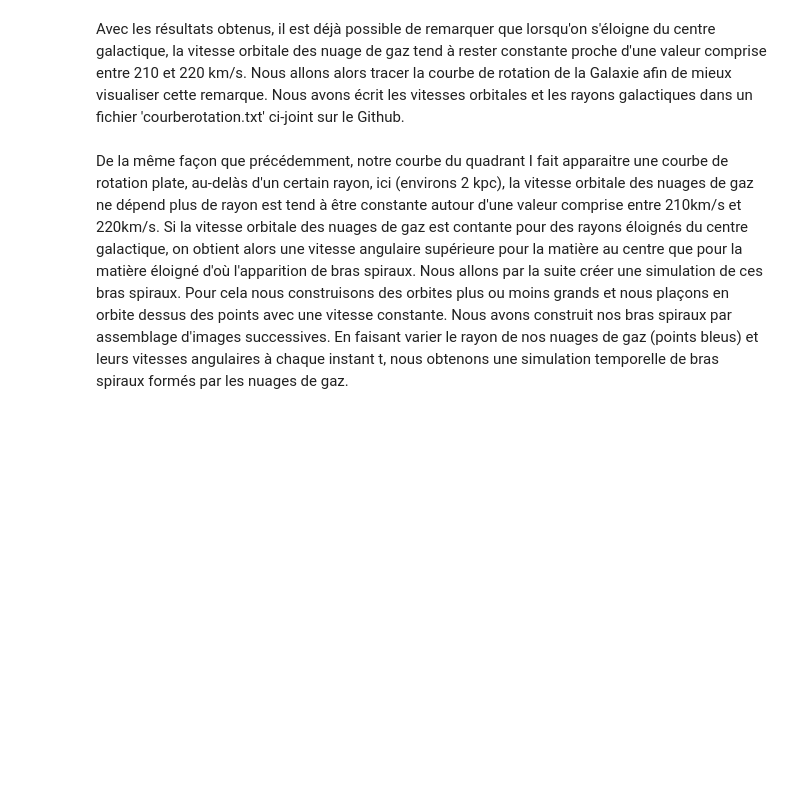
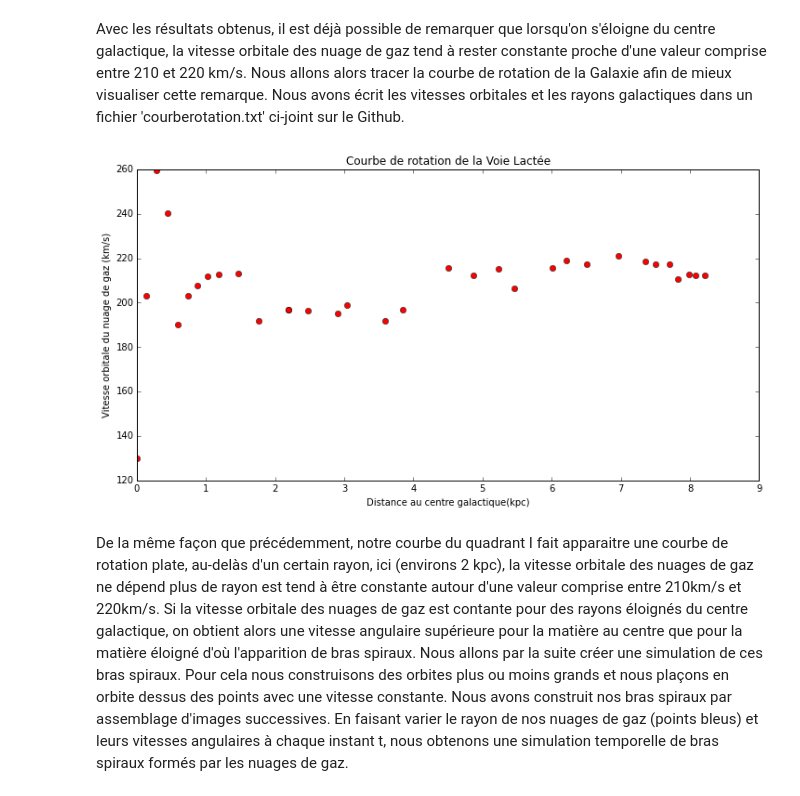
Before and after one commit to ARE-UPMC/are-gravite-2017-black-matiere, a Jupyter notebook: Rapport Final.ipynb, the cells around one changed output. Cells and saved outputs as stored; diff of their text form; code cells hidden in the pictures; blank space fills up the shorter version.

```diff
--- a/Rapport Final.ipynb
+++ b/Rapport Final.ipynb
@@ -339,16 +394,17 @@ print(vitessegaz(75,0))
 # %% [markdown]
 Avec les résultats obtenus, il est déjà possible de remarquer que lorsqu'on s'éloigne du centre galactique, la vitesse orbitale des nuage de gaz tend à rester constante proche d'une valeur comprise entre 210 et 220 km/s. Nous allons alors tracer la courbe de rotation de la Galaxie afin de mieux visualiser cette remarque. Nous avons écrit les vitesses orbitales et les rayons galactiques dans un fichier 'courberotation.txt' ci-joint sur le Github.
 # %%
-import numpy as np
 V,R=np.loadtxt('courberotation.txt',skiprows=1,usecols=(1,2),unpack=True)
 V,R
 
 figure(figsize=(12,6), dpi=80)
 plot(V, R,"ro")
-plt.title("Courbe de rotation de la Voie lactée")
+plt.title("Courbe de rotation de la Voie Lactée")
 plt.xlabel('Distance au centre galactique(kpc)')
 plt.ylabel('Vitesse orbitale du nuage de gaz (km/s)')
 show()
+# %% [output]
+[figure, added]
 # %% [markdown]
 De la même façon que précédemment, notre courbe du quadrant I fait apparaitre une courbe de rotation plate, au-delàs d'un certain rayon, ici (environs 2 kpc), la vitesse orbitale des nuages de gaz ne dépend plus de rayon est tend à être constante autour d'une valeur comprise entre 210km/s et 220km/s. Si la vitesse orbitale des nuages de gaz est contante pour des rayons éloignés du centre galactique, on obtient alors une vitesse angulaire supérieure pour la matière au centre que pour la matière éloigné d'où l'apparition de bras spiraux. Nous allons par la suite créer une simulation de ces bras spiraux. Pour cela nous construisons des orbites plus ou moins grands et nous plaçons en orbite dessus des points avec une vitesse constante. Nous avons construit nos bras spiraux par assemblage d'images successives. En faisant varier le rayon de nos nuages de gaz (points bleus) et leurs vitesses angulaires à chaque instant t, nous obtenons une simulation temporelle de bras spiraux formés par les nuages de gaz.
 # %%
```
Also changed, not shown: parts of 19 cells of this notebook.
